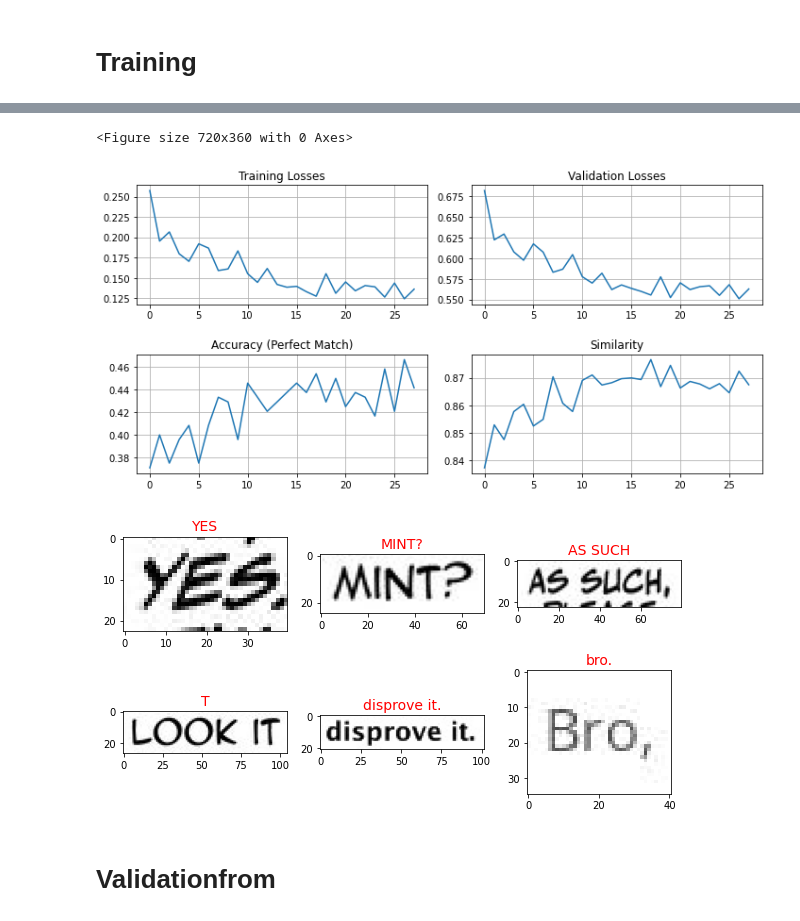
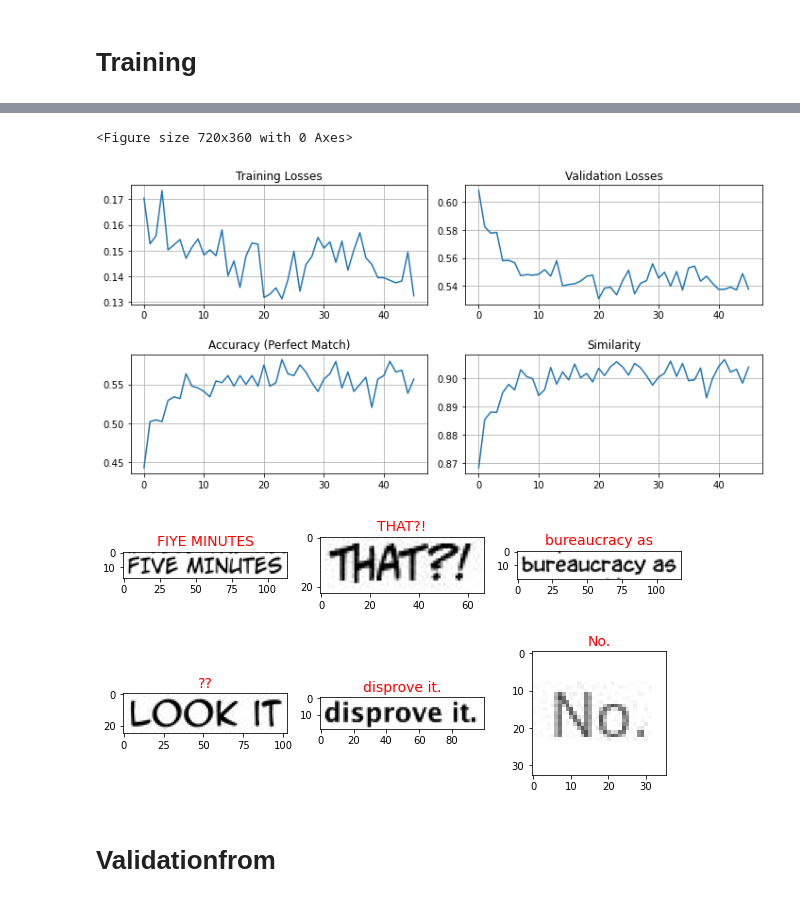
Before and after one commit to wanasit/comic-ocr, a Jupyter notebook: notebooks/Train Recognition Model (default, CRNN small).ipynb, the cells around one changed output, grey strips where cells are left out. Cells and saved outputs as stored; diff of their text form; code cells hidden in the pictures.

Commit message:
Re-train recognition model

```diff
--- a/notebooks/Train Recognition Model (default, CRNN small).ipynb
+++ b/notebooks/Train Recognition Model (default, CRNN small).ipynb
@@ -82,6 +116,7 @@ dataset_annotated 824
 # %%
 import random
 random.seed('abc')
+
 
 dataset_annotated = dataset_annotated.shuffle()
 dataset_generated = dataset_generated.shuffle()
@@ -91,14 +126,14 @@ dataset_example = dataset_example.shuffle()
 # Validation Dataset (annotated + example)
 validation_dataset = recognition.RecognitionDataset.merge(
     dataset_example,
-    dataset_annotated.subset(to_idx=200)
+    dataset_annotated.subset(to_idx=400)
 ).shuffle()
 
 
 # Training Dataset (generated + annotated + example)
 final_training_dataset = recognition.RecognitionDataset.merge(
     dataset_example,
-    dataset_annotated.subset(from_idx=200),
+    dataset_annotated.subset(from_idx=400),
 )
 
 training_dataset = recognition.RecognitionDataset.merge(
@@ -194,21 +225,21 @@ _ = train.train(
 # %%
-optimizer = torch.optim.SGD(model.parameters(), lr=0.0001, nesterov=True, weight_decay=1e-5, momentum=0.1)
+optimizer = torch.optim.SGD(model.parameters(), lr=0.0001, nesterov=True, weight_decay=1e-6, momentum=0.01)
 
 _ = train.train(
     model_name, model,
     train_dataset=final_training_dataset,
     train_device=device,
     validate_dataset=validation_dataset,
     validate_device=device,
     update_callback=save_and_report,
     update_every_n=200,
     batch_size=1,
     train_epoch_count=20,
     optimizer=optimizer)
 # %% [output]
 <Figure size 720x360 with 0 Axes>
-[figure, old version]
+[figure, new version]
-[figure, old version]
+[figure, new version]
 # %% [markdown]
 # Validationfrom
 # %%
```
Also changed, not shown: parts of 16 cells of this notebook, 2 other files.
